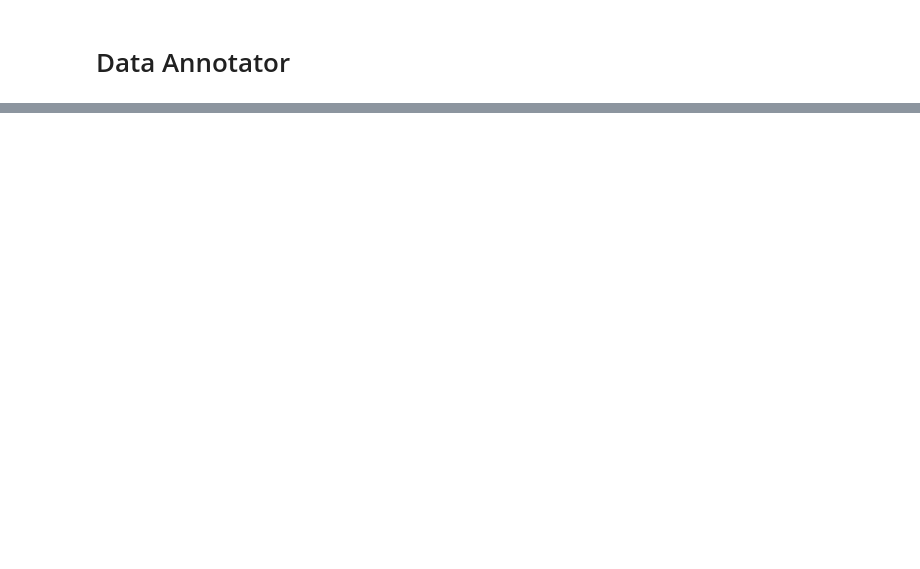
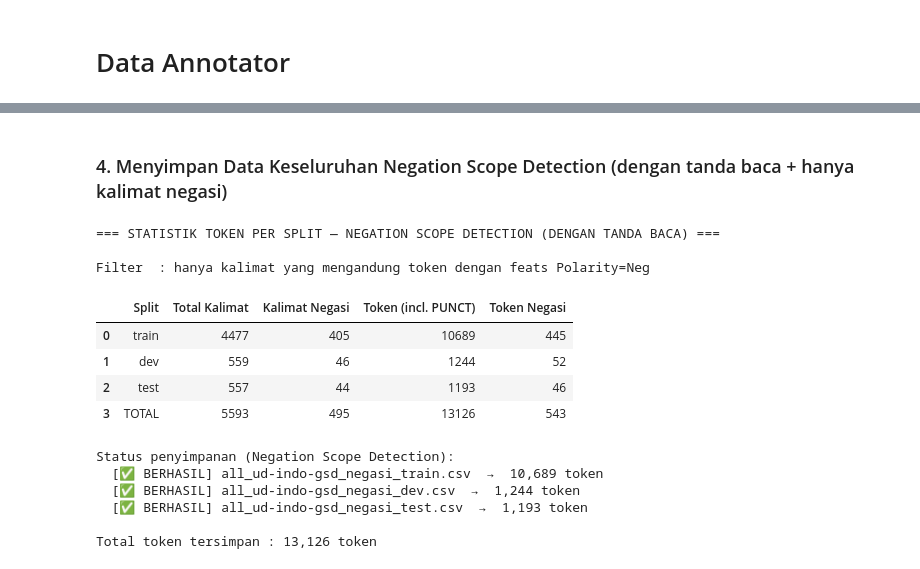
Before and after one commit to mfaqihzacky/IndoBERT-LayerWise, a Jupyter notebook: notebook/Anotasi/DatasetAnotasi.ipynb, the cells around one changed output, grey strips where cells are left out. Cells and saved outputs as stored; diff of their text form; code cells hidden in the pictures; blank space fills up the shorter version.

```diff
--- a/notebook/Anotasi/DatasetAnotasi.ipynb
+++ b/notebook/Anotasi/DatasetAnotasi.ipynb
@@ -901,0 +714,6 @@ all                       121,923                103,695
+# %%
+# Direktori CSV untuk Morfologi Afiksasi (non-punct)
+OUTPUT_DIR_MORFOLOGI = r"D:\UNIVERSITASSEBELASMARET\Semester8\File TA\Progress\Progress TA\SourceCode\TugasAkhir_MuhamadFaqihZacky\data\anotasi\all_csv_ud-indonesian-gsd\morfologi_afiksasi"
+
+# Direktori CSV untuk Negation Scope Detection (dengan punct, hanya kalimat negasi)
+OUTPUT_DIR_NEGASI    = r"D:\UNIVERSITASSEBELASMARET\Semester8\File TA\Progress\Progress TA\SourceCode\TugasAkhir_MuhamadFaqihZacky\data\anotasi\all_csv_ud-indonesian-gsd\negation_scope_detection"
@@ -901,0 +835,73 @@ all                       121,923                103,695
+# %% [markdown]
+### 4. Menyimpan Data Keseluruhan Negation Scope Detection (dengan tanda baca + hanya kalimat negasi)
+# %%
+df_negasi = {}
+rows_neg  = []
+
+print("=== STATISTIK TOKEN PER SPLIT — NEGATION SCOPE DETECTION (DENGAN TANDA BACA) ===\n")
+print("Filter  : hanya kalimat yang mengandung token dengan feats Polarity=Neg\n")
+
+for split_name, sentences in raw_sentences.items():
+    # Total kalimat sebelum filter (untuk menghitung persentase)
+    total_kalimat = len(sentences)
+
+    df = conllu_to_dataframe(sentences, exclude_punct=False, only_negation=True)
+    df_negasi[split_name] = df
+
+    # Hitung jumlah kalimat negasi (unik berdasarkan sent_id)
+    kalimat_negasi = df['sent_id'].nunique() if not df.empty else 0
+
+    # Hitung total token negasi (Polarity=Neg) di semua kalimat negasi
+    token_negasi = df['feats'].apply(
+        lambda f: "'Polarity': 'Neg'" in str(f)
+    ).sum() if not df.empty else 0
+
+    rows_neg.append({
+        'Split'              : split_name,
+        'Total Kalimat'      : total_kalimat,
+        'Kalimat Negasi'     : kalimat_negasi,
+        'Token (incl. PUNCT)': len(df),
+        'Token Negasi'       : int(token_negasi),
+    })
+
+df_stat_neg = pd.DataFrame(rows_neg)
+df_stat_neg.loc[len(df_stat_neg)] = [
+    'TOTAL',
+    df_stat_neg['Total Kalimat'].sum(),
+    df_stat_neg['Kalimat Negasi'].sum(),
+    df_stat_neg['Token (incl. PUNCT)'].sum(),
+    df_stat_neg['Token Negasi'].sum(),
+]
+display(df_stat_neg.reset_index(drop=True))
+
+# Simpan
+os.makedirs(OUTPUT_DIR_NEGASI, exist_ok=True)
+total_tersimpan_neg = 0
+
+print("\nStatus penyimpanan (Negation Scope Detection):")
+for split_name, df in df_negasi.items():
+    out_path = os.path.join(OUTPUT_DIR_NEGASI, f"all_ud-indo-gsd_negasi_{split_name}.csv")
+    try:
+        df.to_csv(out_path, index=False, encoding='utf-8-sig')
+        status = '✅ BERHASIL'
+        total_tersimpan_neg += len(df)
+    except Exception as e:
+        status = f'❌ GAGAL ({e})'
+    print(f"  [{status}] all_ud-indo-gsd_negasi_{split_name}.csv  →  {len(df):,} token")
+
+print(f"\nTotal token tersimpan : {total_tersimpan_neg:,} token")
+# %% [output]
+=== STATISTIK TOKEN PER SPLIT — NEGATION SCOPE DETECTION (DENGAN TANDA BACA) ===
+
+Filter  : hanya kalimat yang mengandung token dengan feats Polarity=Neg
+|  | Split | Total Kalimat | Kalimat Negasi | Token (incl. PUNCT) | Token Negasi |
+| 0 | train | 4477 | 405 | 10689 | 445 |
+| 1 | dev | 559 | 46 | 1244 | 52 |
+| 2 | test | 557 | 44 | 1193 | 46 |
+| 3 | TOTAL | 5593 | 495 | 13126 | 543 |
+Status penyimpanan (Negation Scope Detection):
+  [✅ BERHASIL] all_ud-indo-gsd_negasi_train.csv  →  10,689 token
+  [✅ BERHASIL] all_ud-indo-gsd_negasi_dev.csv  →  1,244 token
+  [✅ BERHASIL] all_ud-indo-gsd_negasi_test.csv  →  1,193 token
+
+Total token tersimpan : 13,126 token
```
Also changed, not shown: parts of 26 cells of this notebook, 14 other files.
